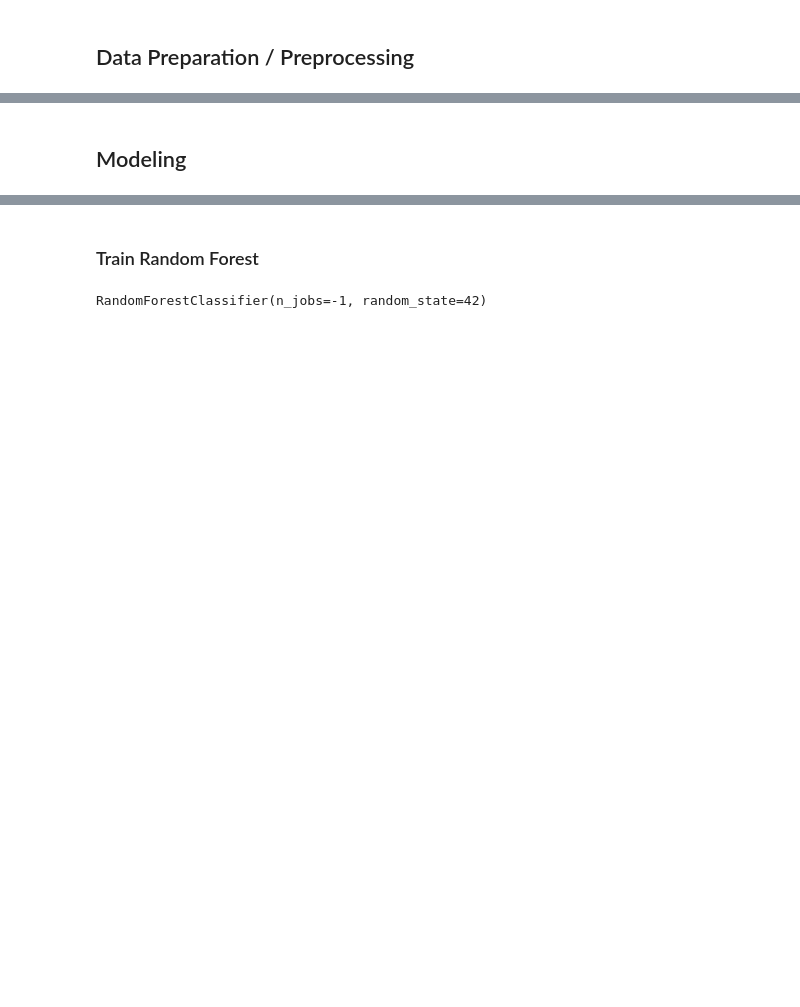
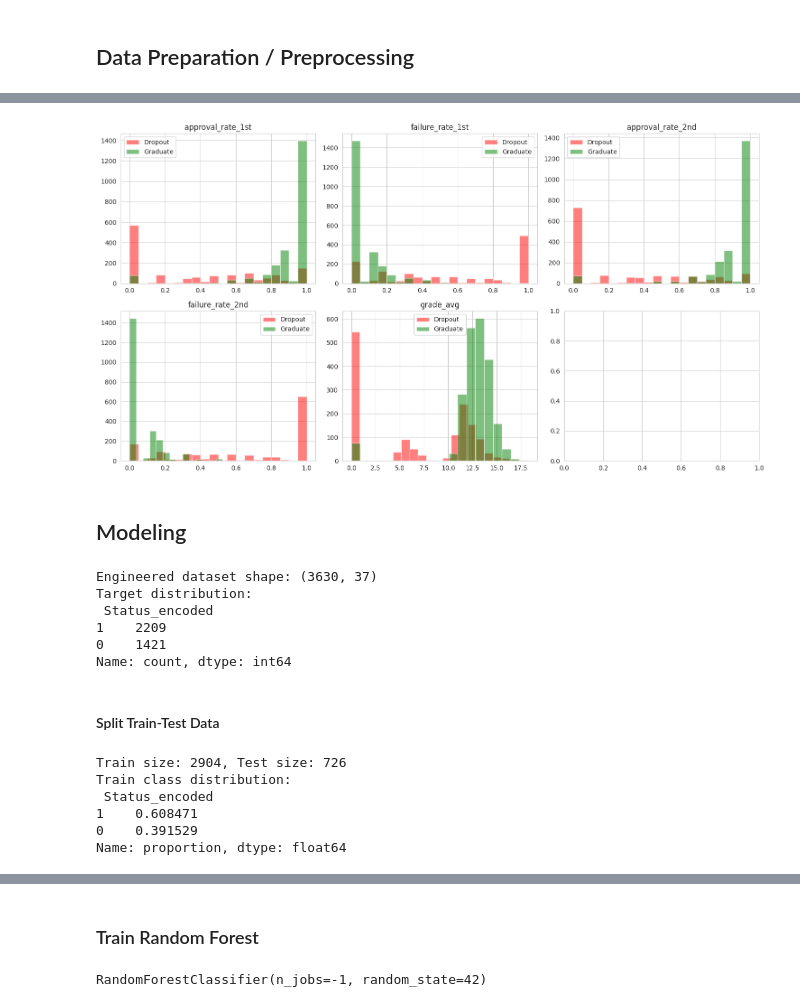
Before and after one commit to lrnArs/dicoding-dt-student-performance, a Jupyter notebook: notebook.ipynb, the cells around one changed output, grey strips where cells are left out. Cells and saved outputs as stored; diff of their text form; code cells hidden in the pictures; blank space fills up the shorter version.

```diff
--- a/notebook.ipynb
+++ b/notebook.ipynb
@@ -311,2 +336,31 @@ Name: proportion, dtype: float64
+# %%
+fig, axes = plt.subplots(2, 3, figsize=(15, 8))
+new_features = ['approval_rate_1st', 'failure_rate_1st', 'approval_rate_2nd', 'failure_rate_2nd', 'grade_avg']
+for i, col in enumerate(new_features):
+    row = i // 3
+    col_idx = i % 3
+    ax = axes[row, col_idx]
+    for status, color in zip([0,1], ['red', 'green']):
+        data = df_model_eng[df_model_eng['Status_encoded'] == status][col]
+        ax.hist(data, alpha=0.5, bins=20, label=f'{"Dropout" if status==0 else "Graduate"}', color=color)
+    ax.set_title(col)
+    ax.legend()
+plt.tight_layout()
+plt.show()
+# %% [output]
+[figure, added]
 # %% [markdown]
 ## Modeling
+# %%
+#check df yang akan digunakan
+print("Engineered dataset shape:", df_model_eng.shape)
+
+#Check Target
+print("Target distribution:\n", df_model_eng['Status_encoded'].value_counts())
+# %% [output]
+Engineered dataset shape: (3630, 37)
+Target distribution:
+ Status_encoded
+1    2209
+0    1421
+Name: count, dtype: int64
@@ -312,0 +371,15 @@ Name: proportion, dtype: float64
+# %% [markdown]
+#### Split Train-Test Data
+# %%
+#Split train and test 80:20
+X_train, X_test, y_train, y_test = train_test_split(X, y, test_size=0.2, random_state=42, stratify=y)
+
+print(f"Train size: {X_train.shape[0]}, Test size: {X_test.shape[0]}")
+print("Train class distribution:\n", y_train.value_counts(normalize=True))
+# %% [output]
+Train size: 2904, Test size: 726
+Train class distribution:
+ Status_encoded
+1    0.608471
+0    0.391529
+Name: proportion, dtype: float64
```
Also changed, not shown: parts of 62 cells of this notebook, 10 other files.
